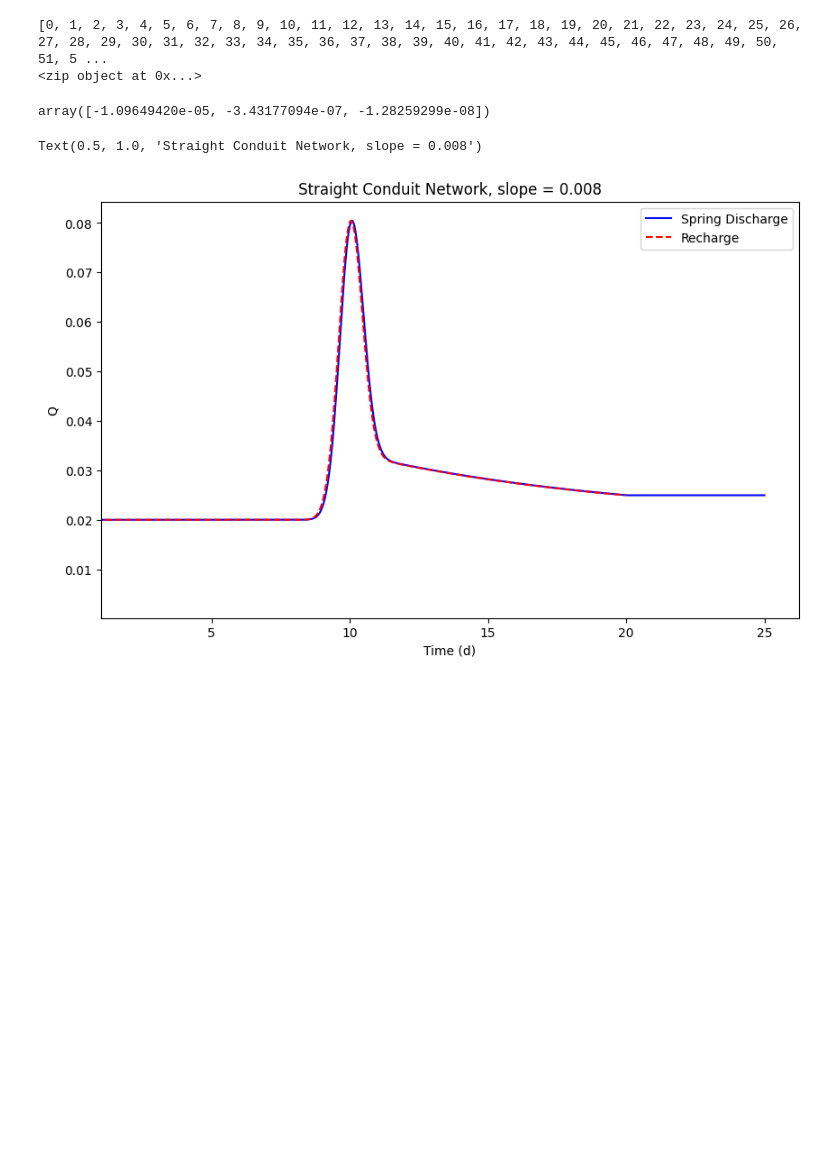
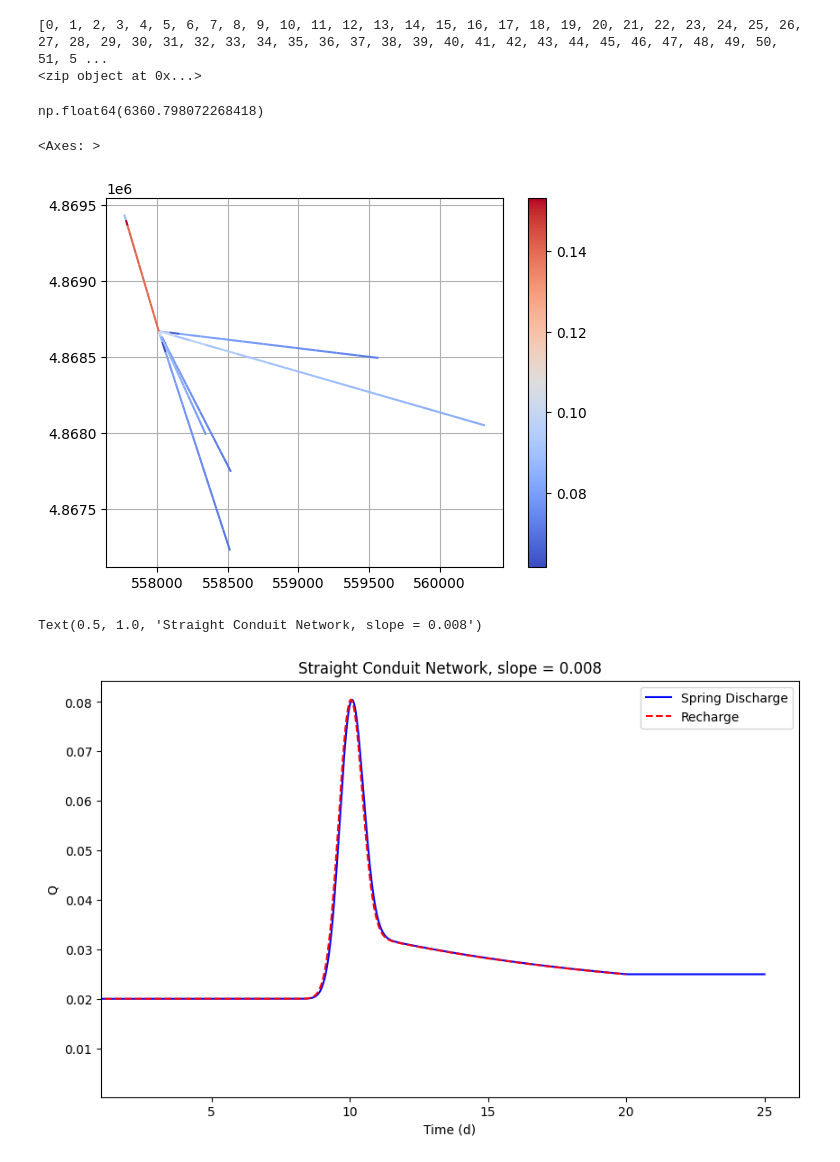
Before and after one commit to jhuang523/UMNBearSpring, a Jupyter notebook: openkarst/steady_state/conduit_geometry_setup.ipynb, the cells around one changed output. Cells and saved outputs as stored; diff of their text form; code cells hidden in the pictures; blank space fills up the shorter version.

```diff
--- a/openkarst/steady_state/conduit_geometry_setup.ipynb
+++ b/openkarst/steady_state/conduit_geometry_setup.ipynb
@@ -562,21 +537,31 @@ plt.vlines(x = t_segments/86400, ymin =- 3, ymax = -2, color = 'red', linestyle
 # %%
-run_name = 'pykasso_n58_point'
-network_dir = f'conduit_geometry_test/networks/pykasso_n58'
+run_name = 'branching_straight_network/partitioned'
+network_dir = f'conduit_geometry_test/networks/branching_straight_network'
 results_dir = f'conduit_geometry_test/output/{run_name}/results_arrays.npz'
 input_data2 = load_pickle(f'conduit_geometry_test/output/{run_name}/input_data.pkl')
 network2 = ok.load_network_data(f'{network_dir}/nodes.csv', f'{network_dir}/edges.csv', debug= True)
 r2,r_t2 = calculate_recharge(input_data2['inflow_boundary'])
 
-Q2, y2, t2, spring2 = get_transient_results(results_dir, network_dir)
+Q2, y2, t2 = get_transient_results(results_dir, network_dir)
 spring2 = outlet_flow(network2, Q2)
 coeffs_2, t_segments2 = calculate_recession_coefficients(t2, spring2[network2.outlets[0]])
 # %% [output]
 [0, 1, 2, 3, 4, 5, 6, 7, 8, 9, 10, 11, 12, 13, 14, 15, 16, 17, 18, 19, 20, 21, 22, 23, 24, 25, 26, 27, 28, 29, 30, 31, 32, 33, 34, 35, 36, 37, 38, 39, 40, 41, 42, 43, 44, 45, 46, 47, 48, 49, 50, 51, 5 ...
 <zip object at 0x...>
 # %%
-coeffs_2
+network2.calculate_network_volume()
 # %% [output]
-array([-1.09649420e-05, -3.43177094e-07, -1.28259299e-08])
+np.float64(6360.798072268418)
+# %%
+ts = 8639
+network2.edges['to_h'] = y2[ts,network2.nodes.loc[network2.edges.to_id, 'id']]
+network2.edges['from_h'] = y2[ts,network2.nodes.loc[network2.edges.from_id, 'id']]
+network2.edges['avg_h'] = (network2.edges['to_h'] + network2.edges['from_h']) / 2
+# %%
+plot_2D_network(network2.nodes, network2.edges, edge_color = 'avg_h')
+# %% [output]
+<Axes: >
+[figure, added]
 # %%
 Q_df2 = pd.DataFrame({'t' : t2, 'Q' : spring2[network2.outlets[0]]})
 Q_df2['t_round'] = Q_df2['t'].round(2)
```
Also changed, not shown: parts of 19 cells of this notebook, 39 other files.
